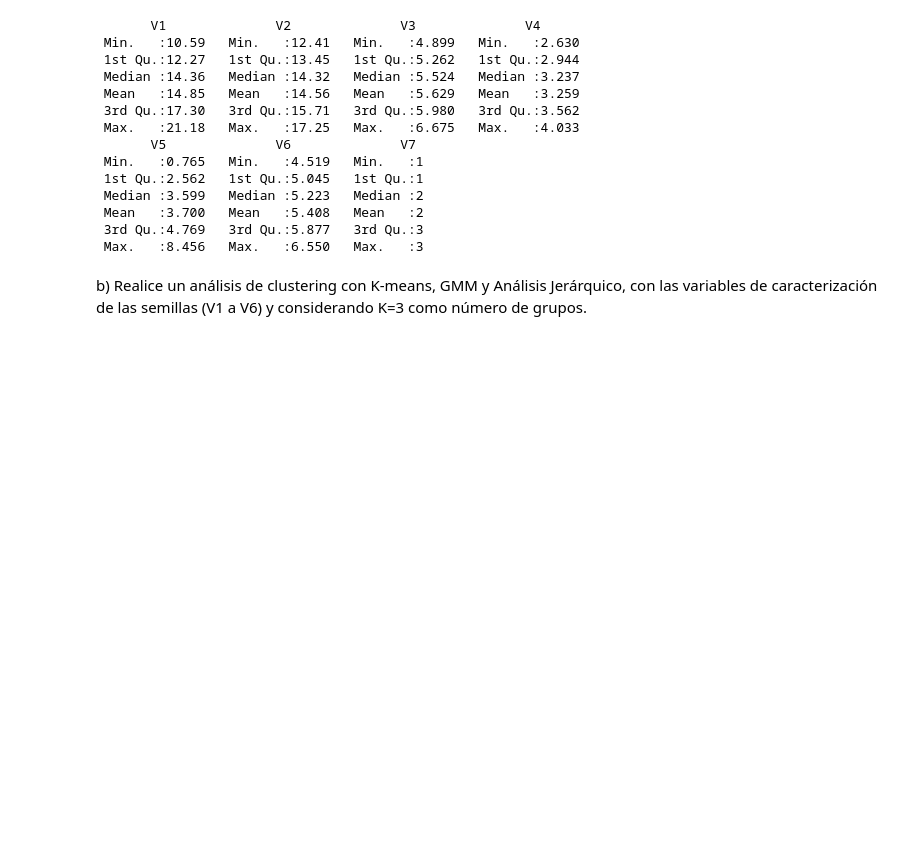
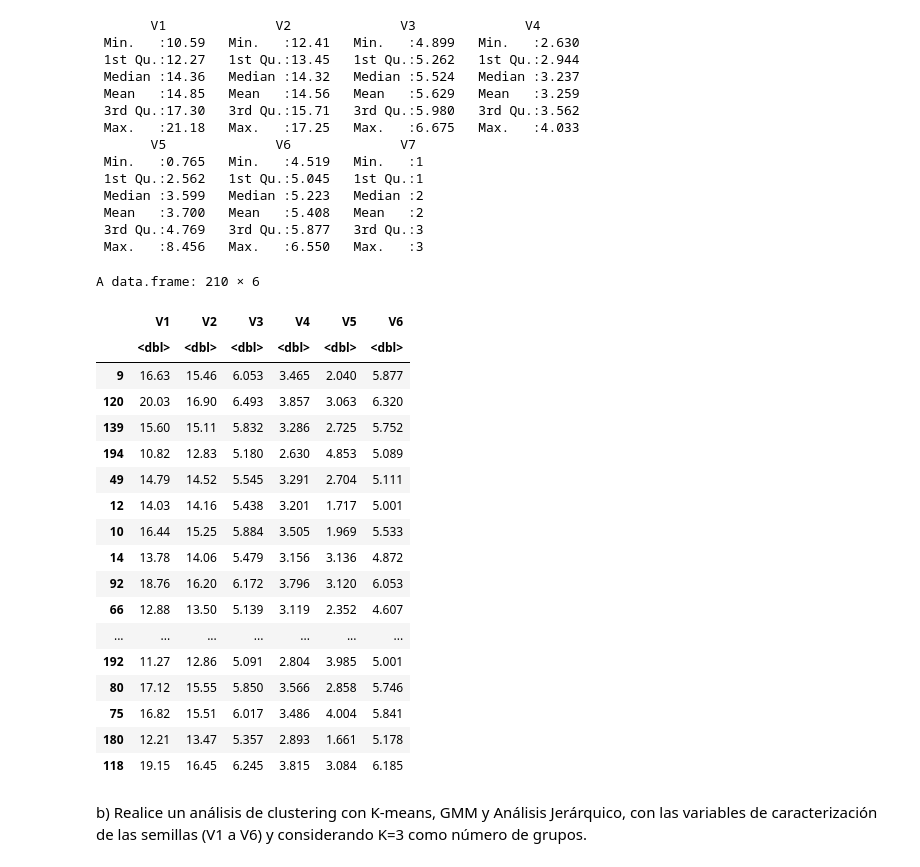
Before and after one commit to Nicol-Huaiquil/INFO257_PCA, a Jupyter notebook: Clustering/GMM_y_agrupamiento_jerarquico/Clustering_Notebook2.ipynb, the cells around one changed output. Saved outputs shown, nothing was run; the diff lists cells and outputs as text; code cells hidden in the pictures; blank space fills up the shorter version.

```diff
--- a/Clustering/GMM_y_agrupamiento_jerarquico/Clustering_Notebook2.ipynb
+++ b/Clustering/GMM_y_agrupamiento_jerarquico/Clustering_Notebook2.ipynb
@@ -404,5 +408,28 @@ purity <- function(clusters, clases) {
  Mean   :3.700   Mean   :5.408   Mean   :2
  3rd Qu.:4.769   3rd Qu.:5.877   3rd Qu.:3
  Max.   :8.456   Max.   :6.550   Max.   :3
+# %%
+datosv1v6 <- datos1[,1:6]
+datosv1v6
+# %% [output]
+A data.frame: 210 × 6
+|  | V1 | V2 | V3 | V4 | V5 | V6 |
+|  | <dbl> | <dbl> | <dbl> | <dbl> | <dbl> | <dbl> |
+| 9 | 16.63 | 15.46 | 6.053 | 3.465 | 2.040 | 5.877 |
+| 120 | 20.03 | 16.90 | 6.493 | 3.857 | 3.063 | 6.320 |
+| 139 | 15.60 | 15.11 | 5.832 | 3.286 | 2.725 | 5.752 |
+| 194 | 10.82 | 12.83 | 5.180 | 2.630 | 4.853 | 5.089 |
+| 49 | 14.79 | 14.52 | 5.545 | 3.291 | 2.704 | 5.111 |
+| 12 | 14.03 | 14.16 | 5.438 | 3.201 | 1.717 | 5.001 |
+| 10 | 16.44 | 15.25 | 5.884 | 3.505 | 1.969 | 5.533 |
+| 14 | 13.78 | 14.06 | 5.479 | 3.156 | 3.136 | 4.872 |
+| 92 | 18.76 | 16.20 | 6.172 | 3.796 | 3.120 | 6.053 |
+| 66 | 12.88 | 13.50 | 5.139 | 3.119 | 2.352 | 4.607 |
+| ... | ... | ... | ... | ... | ... | ... |
+| 192 | 11.27 | 12.86 | 5.091 | 2.804 | 3.985 | 5.001 |
+| 80 | 17.12 | 15.55 | 5.850 | 3.566 | 2.858 | 5.746 |
+| 75 | 16.82 | 15.51 | 6.017 | 3.486 | 4.004 | 5.841 |
+| 180 | 12.21 | 13.47 | 5.357 | 2.893 | 1.661 | 5.178 |
+| 118 | 19.15 | 16.45 | 6.245 | 3.815 | 3.084 | 6.185 |
 # %% [markdown]
 b) Realice un análisis de clustering con K-means, GMM y Análisis Jerárquico, con las variables de caracterización de las semillas (V1 a V6)  y considerando K=3 como número de grupos.
```
Also changed, not shown: parts of 4 cells of this notebook.
